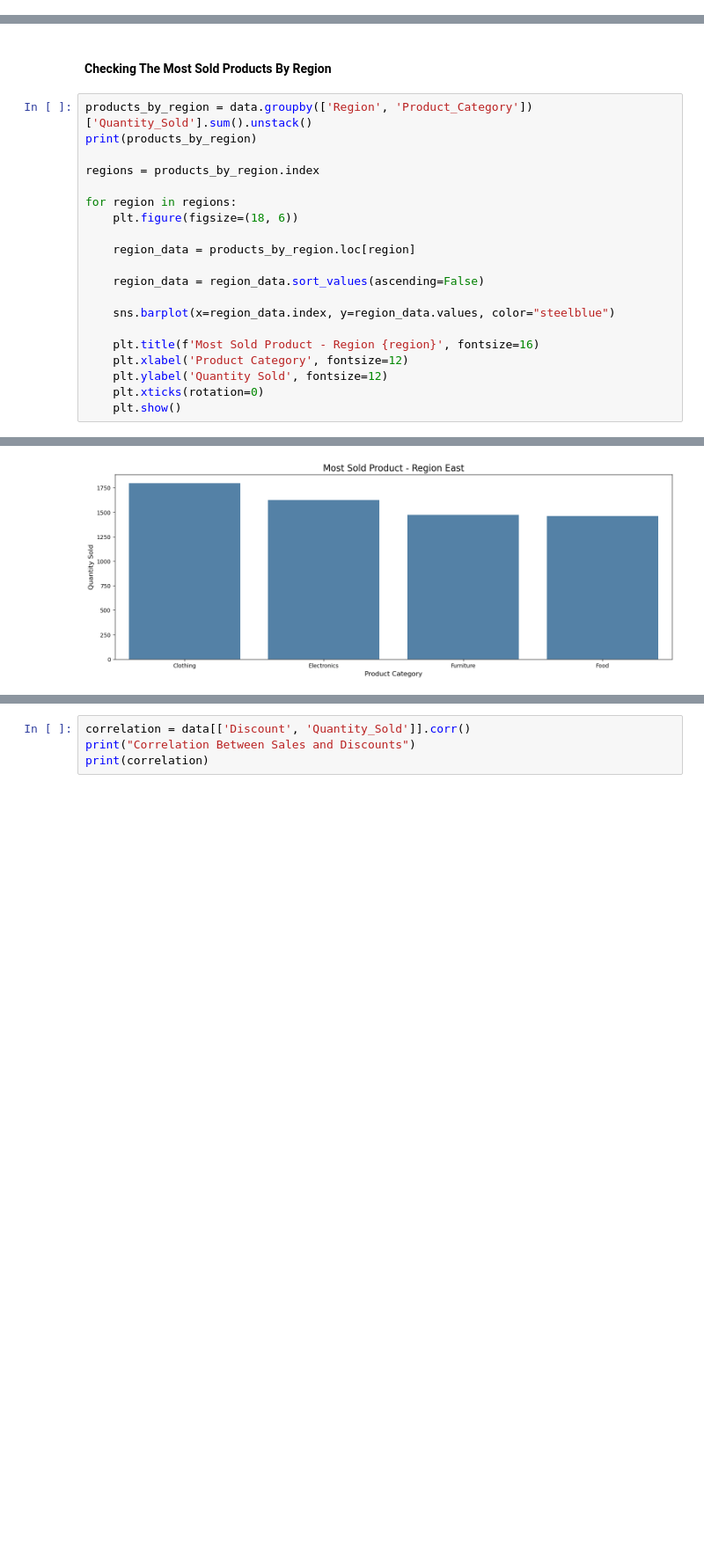
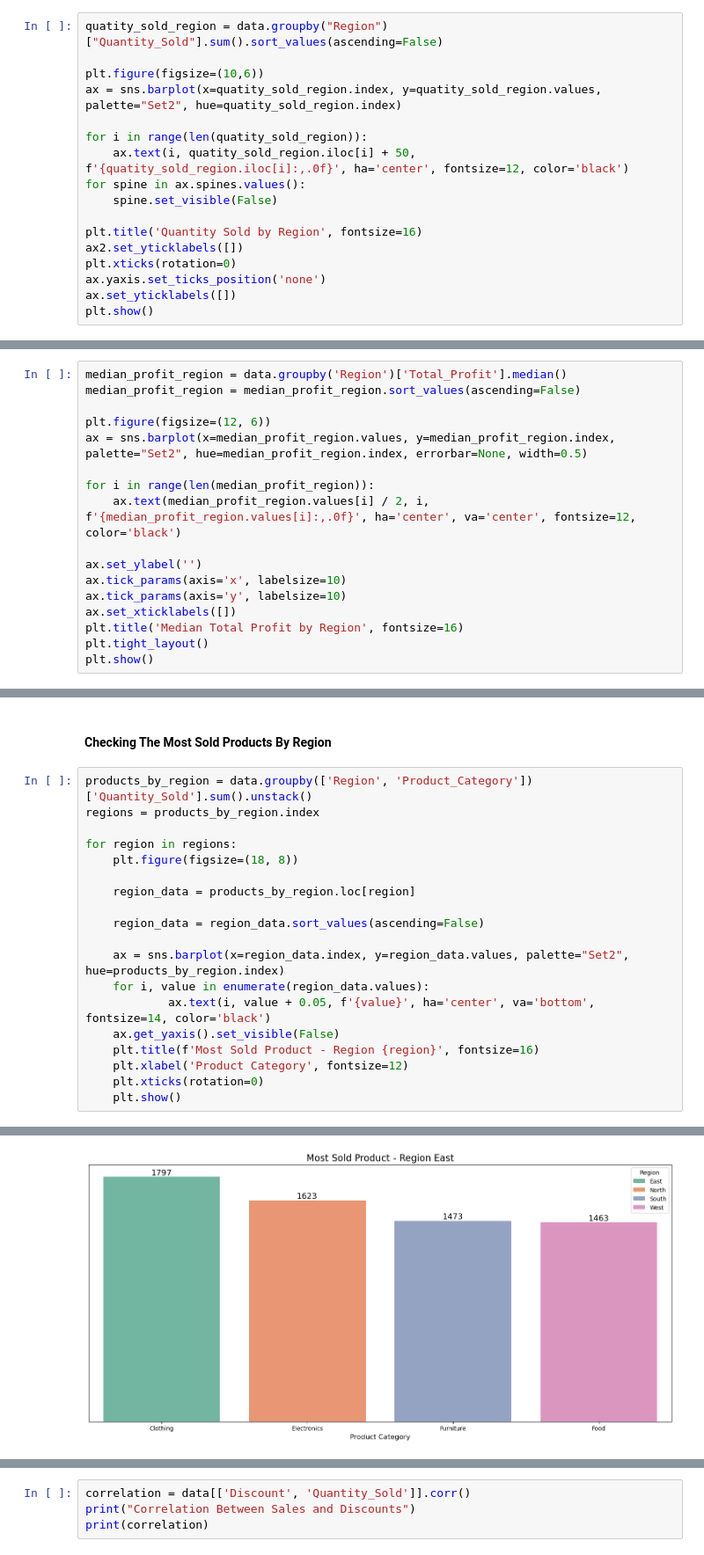
Before and after one commit to isabelrodriguess/Sales-Analytics-And-Predictive-Modeling, a Jupyter notebook: Sales_project.ipynb, the cells around one changed output, grey strips where cells are left out. Shown at 88% size. Drawn from its saved outputs; the diff is of its cells as text; blank space fills up the shorter version.

```diff
--- a/Sales_project.ipynb
+++ b/Sales_project.ipynb
@@ -298,0 +291,17 @@ East's total profit is slightly bigger than the profit margin. North's profit is
+# %%
+quatity_sold_region = data.groupby("Region")["Quantity_Sold"].sum().sort_values(ascending=False)
+
+plt.figure(figsize=(10,6))
+ax = sns.barplot(x=quatity_sold_region.index, y=quatity_sold_region.values, palette="Set2", hue=quatity_sold_region.index)
+
+for i in range(len(quatity_sold_region)):
+    ax.text(i, quatity_sold_region.iloc[i] + 50, f'{quatity_sold_region.iloc[i]:,.0f}', ha='center', fontsize=12, color='black')
+for spine in ax.spines.values():
+    spine.set_visible(False)
+
+plt.title('Quantity Sold by Region', fontsize=16)
+ax2.set_yticklabels([])
+plt.xticks(rotation=0)
+ax.yaxis.set_ticks_position('none')
+ax.set_yticklabels([])
+plt.show()
@@ -298,0 +332,17 @@ East's total profit is slightly bigger than the profit margin. North's profit is
+# %%
+median_profit_region = data.groupby('Region')['Total_Profit'].median()
+median_profit_region = median_profit_region.sort_values(ascending=False)
+
+plt.figure(figsize=(12, 6))
+ax = sns.barplot(x=median_profit_region.values, y=median_profit_region.index, palette="Set2", hue=median_profit_region.index, errorbar=None, width=0.5)
+
+for i in range(len(median_profit_region)):
+    ax.text(median_profit_region.values[i] / 2, i, f'{median_profit_region.values[i]:,.0f}', ha='center', va='center', fontsize=12, color='black')
+
+ax.set_ylabel('')
+ax.tick_params(axis='x', labelsize=10)
+ax.tick_params(axis='y', labelsize=10)
+ax.set_xticklabels([])
+plt.title('Median Total Profit by Region', fontsize=16)
+plt.tight_layout()
+plt.show()
@@ -300,22 +365,21 @@ East's total profit is slightly bigger than the profit margin. North's profit is
 #### Checking The Most Sold Products By Region
 # %%
 products_by_region = data.groupby(['Region', 'Product_Category'])['Quantity_Sold'].sum().unstack()
-print(products_by_region)
-
 regions = products_by_region.index
 
 for region in regions:
-    plt.figure(figsize=(18, 6))
+    plt.figure(figsize=(18, 8))
 
     region_data = products_by_region.loc[region]
 
     region_data = region_data.sort_values(ascending=False)
 
-    sns.barplot(x=region_data.index, y=region_data.values, color="steelblue")
-
+    ax = sns.barplot(x=region_data.index, y=region_data.values, palette="Set2", hue=products_by_region.index)
+    for i, value in enumerate(region_data.values):
+            ax.text(i, value + 0.05, f'{value}', ha='center', va='bottom', fontsize=14, color='black')
+    ax.get_yaxis().set_visible(False)
     plt.title(f'Most Sold Product - Region {region}', fontsize=16)
     plt.xlabel('Product Category', fontsize=12)
-    plt.ylabel('Quantity Sold', fontsize=12)
     plt.xticks(rotation=0)
     plt.show()
 # %% [output]
@@ -328 +386 @@ West                  1669         1539  1389       1889
-[figure, old version]
+[figure, new version]
```
Also changed, not shown: parts of 98 cells of this notebook.
